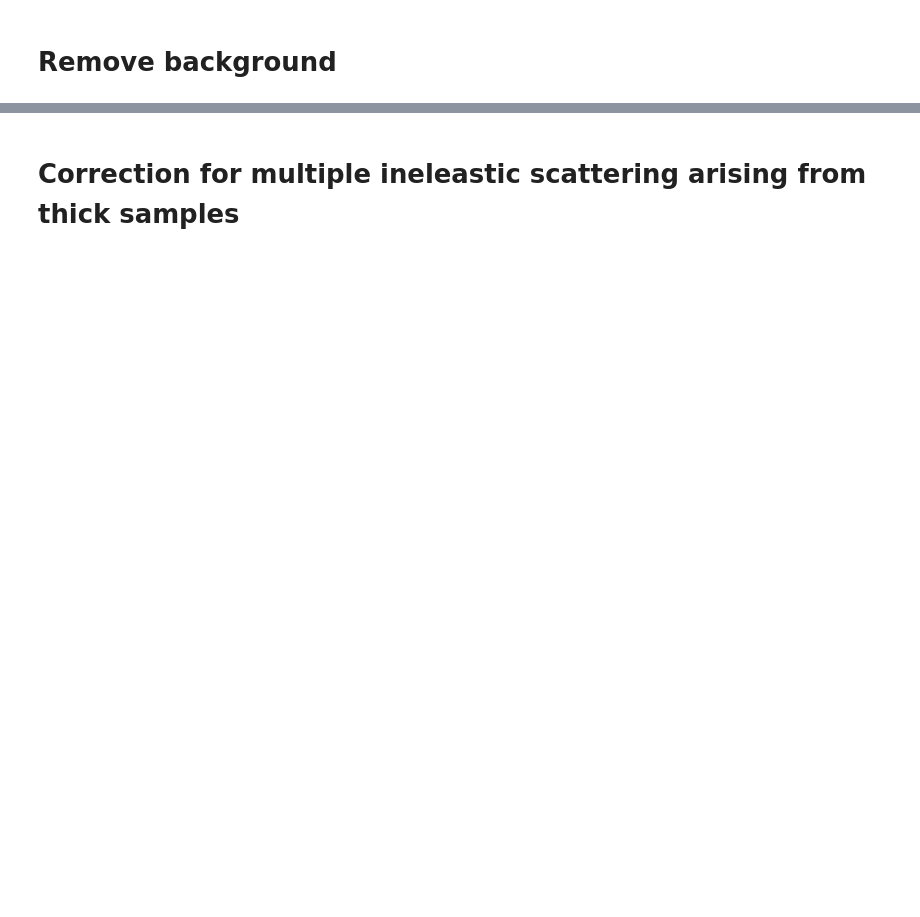
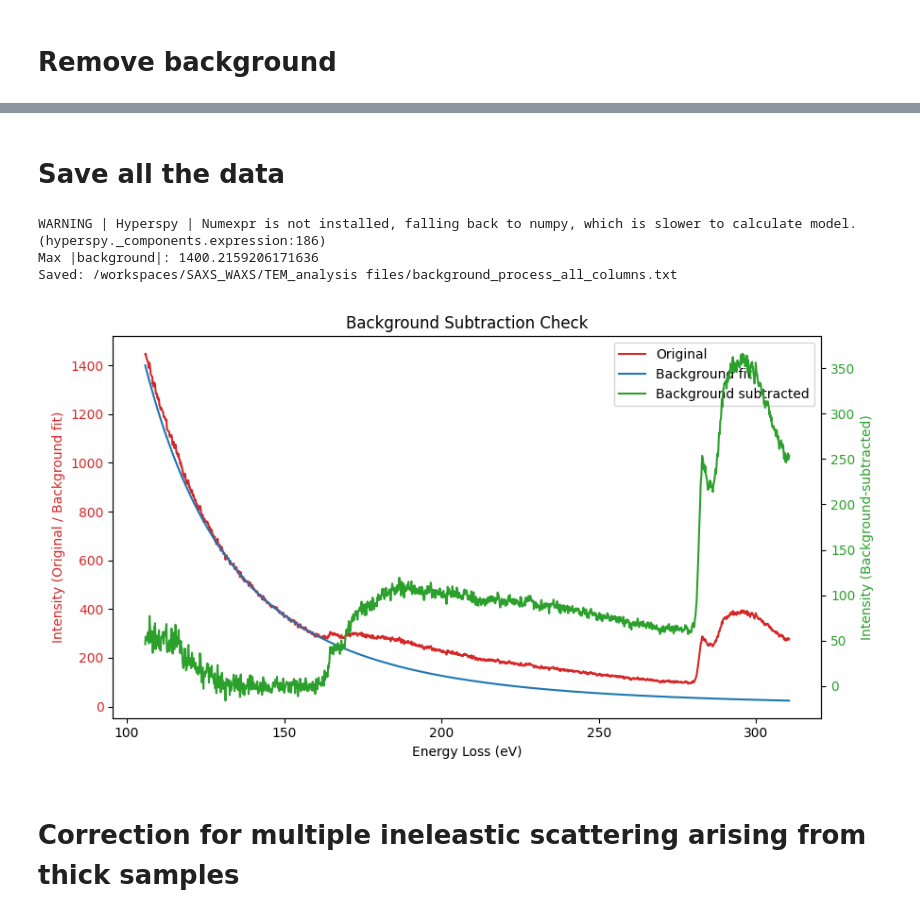
Before and after one commit to PronoyDutta/SAXS_WAXS, a Jupyter notebook: TEM_analysis files/EELS.ipynb, the cells around one changed output, grey strips where cells are left out. Saved outputs shown, nothing was run; the diff lists cells and outputs as text; code cells hidden in the pictures; blank space fills up the shorter version.

Commit message:
changed the EELS and TEM analysis stuff

```diff
--- a/TEM_analysis files/EELS.ipynb
+++ b/TEM_analysis files/EELS.ipynb
@@ -138,3 +127,81 @@ ModuleNotFoundError: No module named 'pyface.action.schema'
+# %% [markdown]
+# Save all the data
+# %%
+import numpy as np
+import os
+
+# 1) Keep original
+orig = data_corrected.deepcopy()
+
+# 2) Background subtraction (works whether method is in-place or returns a new signal)
+work = data_corrected.deepcopy()
+res = work.remove_background(
+    signal_range=(138, 161),
+    background_type="Power law",
+    fast=False
+)
+bg_sub = res if hasattr(res, "data") else work  # handle both API behaviors
+
+# 3) Build arrays
+E = orig.axes_manager[0].axis.copy()
+I_orig = orig.data.copy()
+I_sub = bg_sub.data.copy()
+I_bg = I_orig - I_sub
+
+# 4) Sanity check
+max_bg = np.max(np.abs(I_bg))
+print("Max |background|:", max_bg)
+
+# 5) Save all columns
+out = np.column_stack([E, I_orig, I_bg, I_sub])
+header = "Energy Loss (eV)\tOriginal\tBackground_fit\tBackground_subtracted"
+filepath = os.path.join(os.getcwd(), "background_process_all_columns.txt")
+np.savetxt(filepath, out, delimiter="\t", header=header, comments="")
+print(f"Saved: {filepath}")
+# %% [output]
+WARNING | Hyperspy | Numexpr is not installed, falling back to numpy, which is slower to calculate model. (hyperspy._components.expression:186)
+Max |background|: 1400.2159206171636
+Saved: /workspaces/SAXS_WAXS/TEM_analysis files/background_process_all_columns.txt
+# %%
+import numpy as np
+import matplotlib.pyplot as plt
+import os
+
+filepath = os.path.join(os.getcwd(), "background_process_all_columns.txt")
+
+# Load (skip header row)
+data = np.loadtxt(filepath, delimiter="\t", skiprows=1)
+
+E = data[:, 0]
+I_orig = data[:, 1]
+I_bg = data[:, 2]
+I_sub = data[:, 3]
+
+fig, ax1 = plt.subplots(figsize=(9, 5))
+
+# Left y-axis: original + background fit
+l1, = ax1.plot(E, I_orig, color="tab:red", label="Original")
+l2, = ax1.plot(E, I_bg, color="tab:blue", label="Background fit")
+ax1.set_xlabel("Energy Loss (eV)")
+ax1.set_ylabel("Intensity (Original / Background fit)", color="tab:red")
+ax1.tick_params(axis="y", labelcolor="tab:red")
+
+# Right y-axis: background-subtracted
+ax2 = ax1.twinx()
+l3, = ax2.plot(E, I_sub, color="tab:green", label="Background subtracted")
+ax2.set_ylabel("Intensity (Background-subtracted)", color="tab:green")
+ax2.tick_params(axis="y", labelcolor="tab:green")
+
+# Combined legend
+lines = [l1, l2, l3]
+labels = [ln.get_label() for ln in lines]
+ax1.legend(lines, labels, loc="best")
+
+plt.title("Background Subtraction Check")
+plt.tight_layout()
+plt.show()
+# %% [output]
+[figure, added]
 # %% [markdown]
 # Correction for multiple ineleastic scattering arising from thick samples
 # %%
```
Also changed, not shown: parts of 9 cells of this notebook, 26 other files.
